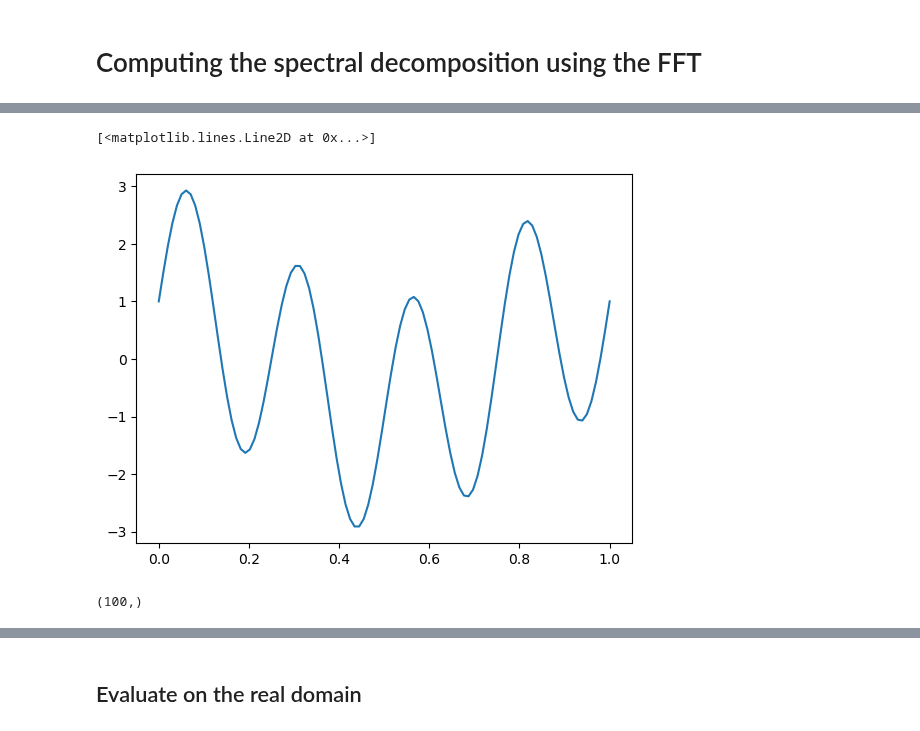
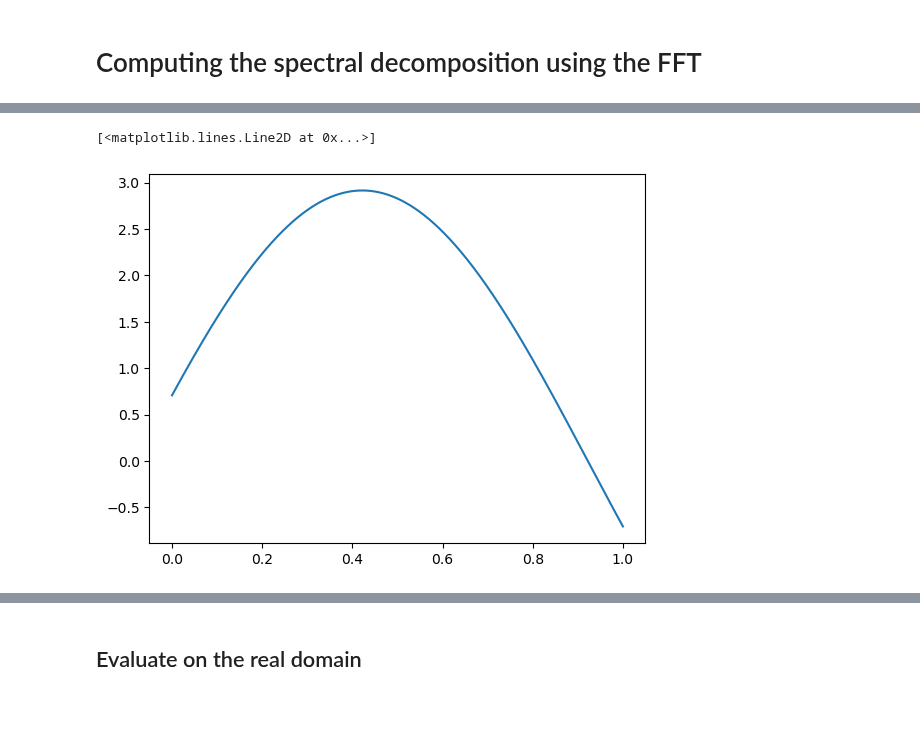
Before and after one commit to MatthieuDarcy/Kernel-NeuralNetworks-SPDEs, a Jupyter notebook: solving_elliptic/spectral_measurements.ipynb, the cells around one changed output, grey strips where cells are left out. Drawn from its saved outputs; the diff is of its cells as text; code cells hidden in the pictures.

```diff
--- a/solving_elliptic/spectral_measurements.ipynb
+++ b/solving_elliptic/spectral_measurements.ipynb
@@ -25,5 +26,11 @@ An NVIDIA GPU may be present on this machine, but a CUDA-enabled jaxlib is not i
 # %%
-f = lambda x: jnp.cos(2*jnp.pi*x) + 2*jnp.sin(2*jnp.pi*4*x)
+l,k = 1,1
+f = lambda x:  0.5*jnp.sqrt(2)*jnp.cos(jnp.pi*l*x) +  2*jnp.sqrt(2)*jnp.sin(jnp.pi*k*x)
 # %%
-n_points = 100
+n_points = 2**10
 grid = jnp.linspace(domain[0], domain[1], n_points)
+y_values = f(grid)
+plt.plot(grid, y_values)
+# %% [output]
+[<matplotlib.lines.Line2D at 0x...>]
+[figure, added]
@@ -32,5 +36,0 @@ y_values = f(grid)
-# %%
-plt.plot(grid, y_values)
-# %% [output]
-[<matplotlib.lines.Line2D at 0x...>]
-[figure, removed]
@@ -41,4 +36,0 @@ alpha = fft.fft(y_values)
-# %%
-alpha.shape
-# %% [output]
-(100,)
```
Also changed, not shown: parts of 73 cells of this notebook, 1 other file.
